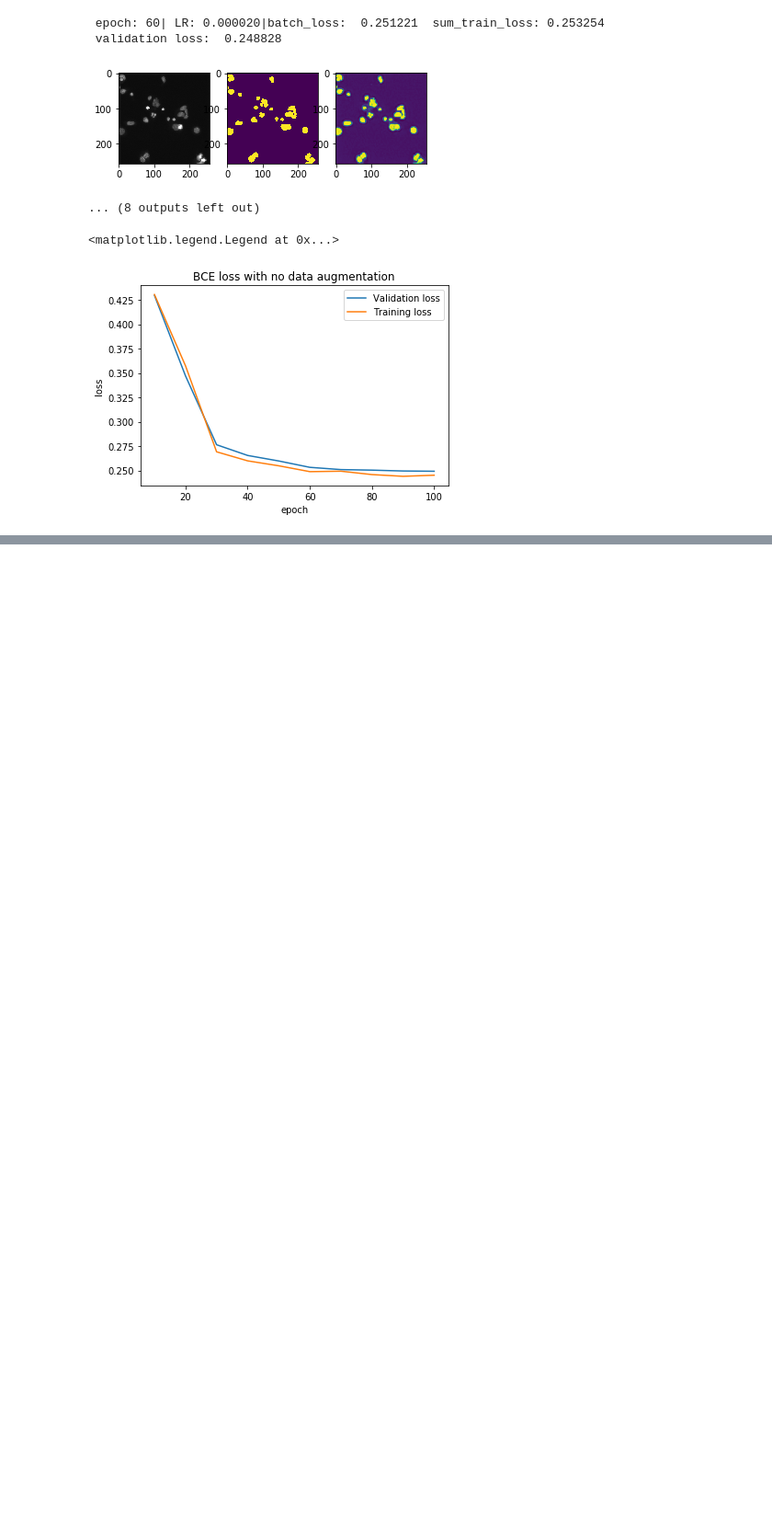
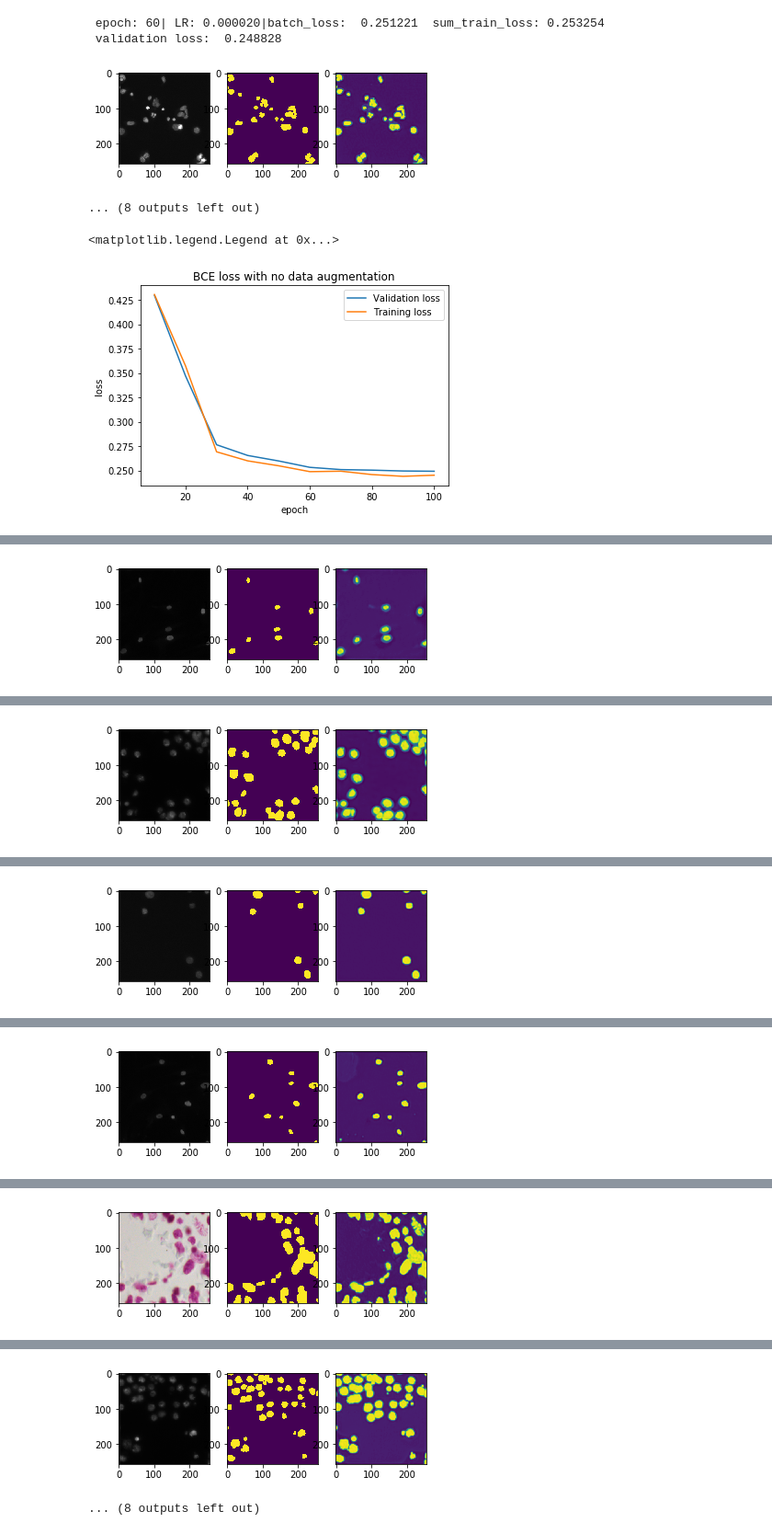
Before and after one commit to zpolina/CPSC540_course_project, a Jupyter notebook: DataScienceBowlUNet.ipynb, the cells around one changed output, grey strips where cells are left out. Shown at 92% size. Drawn from its saved outputs; the diff is of its cells as text; code cells hidden in the pictures; blank space fills up the shorter version.

```diff
--- a/DataScienceBowlUNet.ipynb
+++ b/DataScienceBowlUNet.ipynb
@@ -639,3 +639,8 @@ plt.legend()
 # %% [output]
 <matplotlib.legend.Legend at 0x...>
 [figure]
+# %%
+import warnings
+warnings.filterwarnings('ignore')
+train_DICE_simple, val_DICE_simple = train("DICE", simple_augment)
+# %% [output]
@@ -641,0 +649 @@ plt.legend()
+[figure, added]
@@ -641,0 +652 @@ plt.legend()
+[figure, added]
@@ -641,0 +655 @@ plt.legend()
+[figure, added]
@@ -641,0 +658 @@ plt.legend()
+[figure, added]
@@ -641,0 +661 @@ plt.legend()
+[figure, added]
@@ -641,0 +664,2 @@ plt.legend()
+[figure, added]
+... (8 outputs left out)
```
Also changed, not shown: parts of 10 cells of this notebook, 1 other file.
